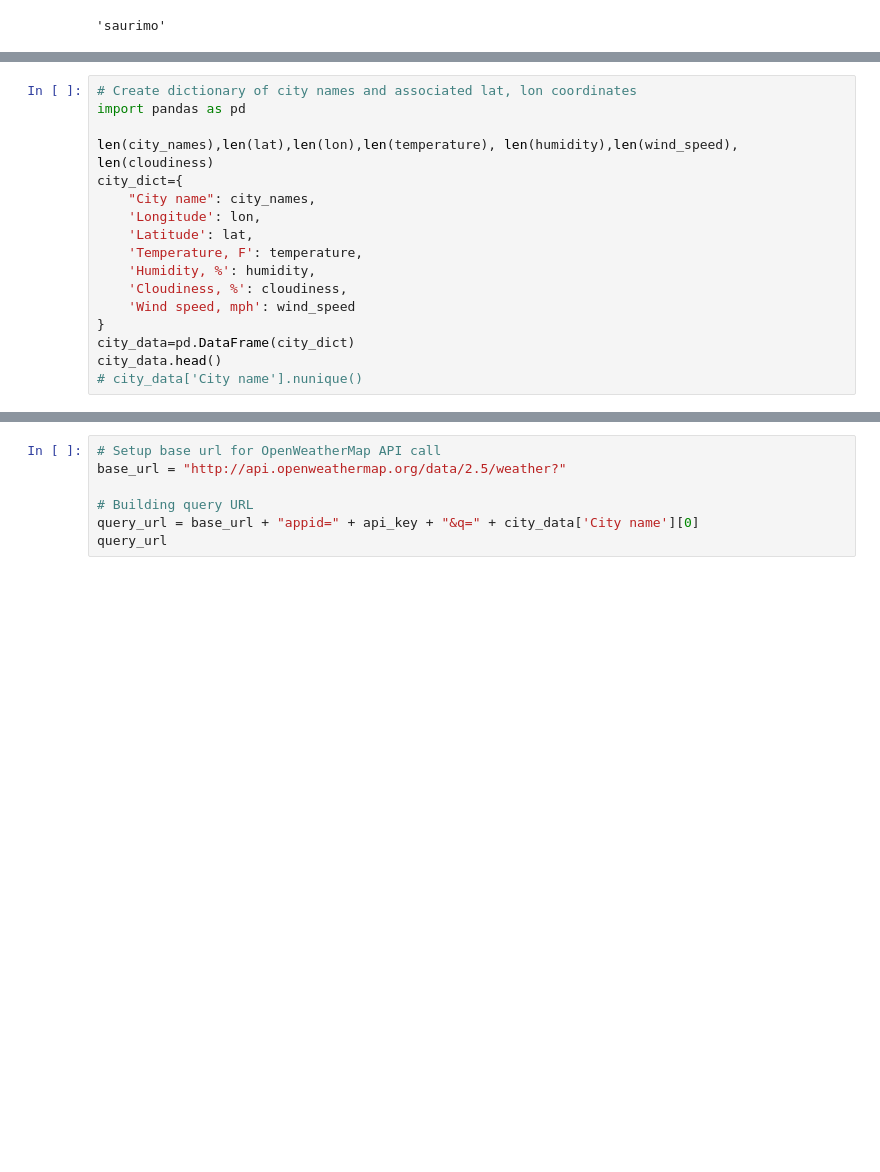
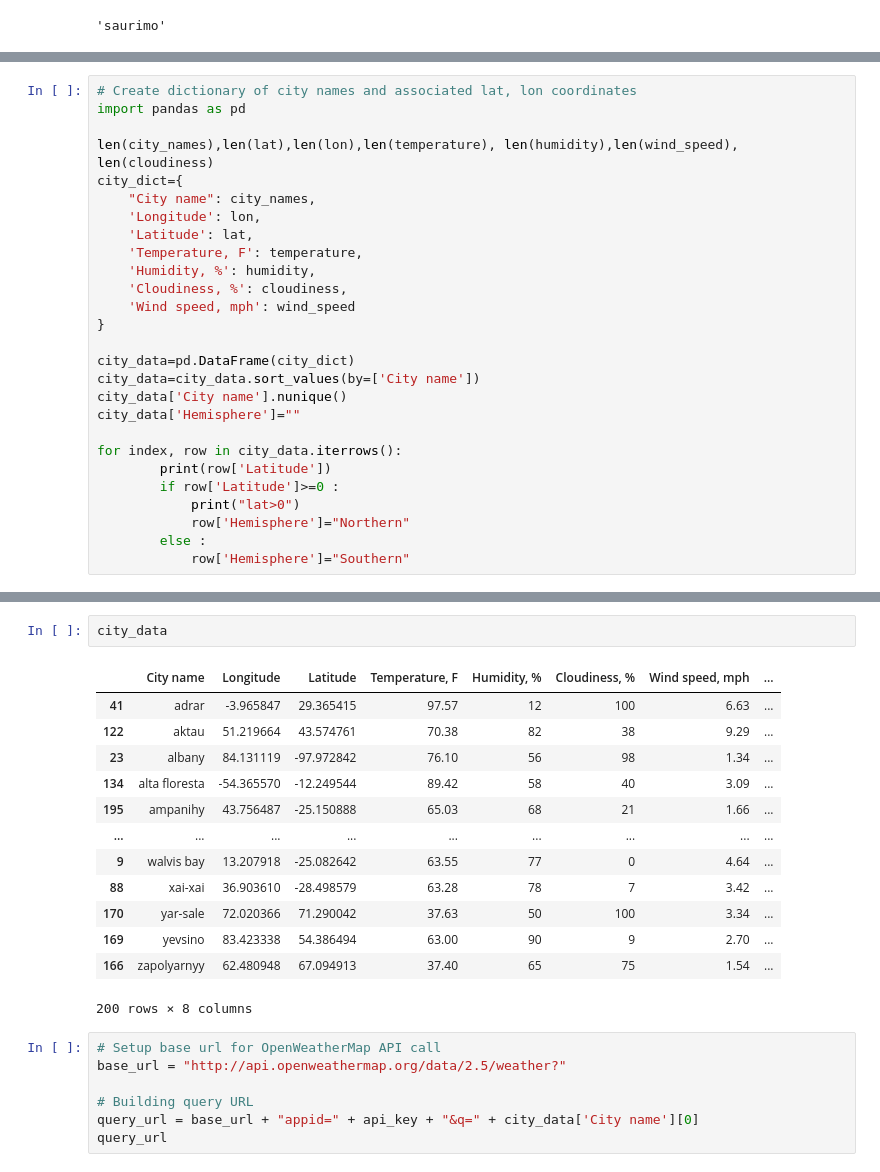
Before and after one commit to i-am-phoenix/python-api-challenge, a Jupyter notebook: WeatherPy/WeatherPy.ipynb, the cells around one changed output, grey strips where cells are left out. Cells and saved outputs as stored; diff of their text form; blank space fills up the shorter version.

```diff
--- a/WeatherPy/WeatherPy.ipynb
+++ b/WeatherPy/WeatherPy.ipynb
@@ -140,7 +154,17 @@ city_dict={
     'Cloudiness, %': cloudiness,
     'Wind speed, mph': wind_speed
 }
+
 city_data=pd.DataFrame(city_dict)
-city_data.head()
-# city_data['City name'].nunique()
+city_data=city_data.sort_values(by=['City name'])
+city_data['City name'].nunique()
+city_data['Hemisphere']=""
+
+for index, row in city_data.iterrows():
+        print(row['Latitude'])
+        if row['Latitude']>=0 :
+            print("lat>0")
+            row['Hemisphere']="Northern"
+        else :
+            row['Hemisphere']="Southern"
 # %% [output]
@@ -153,3 +188,19 @@ city_data.head()
+# %%
+city_data
+# %% [output]
+|  | City name | Longitude | Latitude | Temperature, F | Humidity, % | Cloudiness, % | Wind speed, mph | ... |
+| 41 | adrar | -3.965847 | 29.365415 | 97.57 | 12 | 100 | 6.63 | ... |
+| 122 | aktau | 51.219664 | 43.574761 | 70.38 | 82 | 38 | 9.29 | ... |
+| 23 | albany | 84.131119 | -97.972842 | 76.10 | 56 | 98 | 1.34 | ... |
+| 134 | alta floresta | -54.365570 | -12.249544 | 89.42 | 58 | 40 | 3.09 | ... |
+| 195 | ampanihy | 43.756487 | -25.150888 | 65.03 | 68 | 21 | 1.66 | ... |
+| ... | ... | ... | ... | ... | ... | ... | ... | ... |
+| 9 | walvis bay | 13.207918 | -25.082642 | 63.55 | 77 | 0 | 4.64 | ... |
+| 88 | xai-xai | 36.903610 | -28.498579 | 63.28 | 78 | 7 | 3.42 | ... |
+| 170 | yar-sale | 72.020366 | 71.290042 | 37.63 | 50 | 100 | 3.34 | ... |
+| 169 | yevsino | 83.423338 | 54.386494 | 63.00 | 90 | 9 | 2.70 | ... |
+| 166 | zapolyarnyy | 62.480948 | 67.094913 | 37.40 | 65 | 75 | 1.54 | ... |
+200 rows × 8 columns
 # %%
 # Setup base url for OpenWeatherMap API call
 base_url = "http://api.openweathermap.org/data/2.5/weather?"
```
Also changed, not shown: parts of 4 cells of this notebook.
